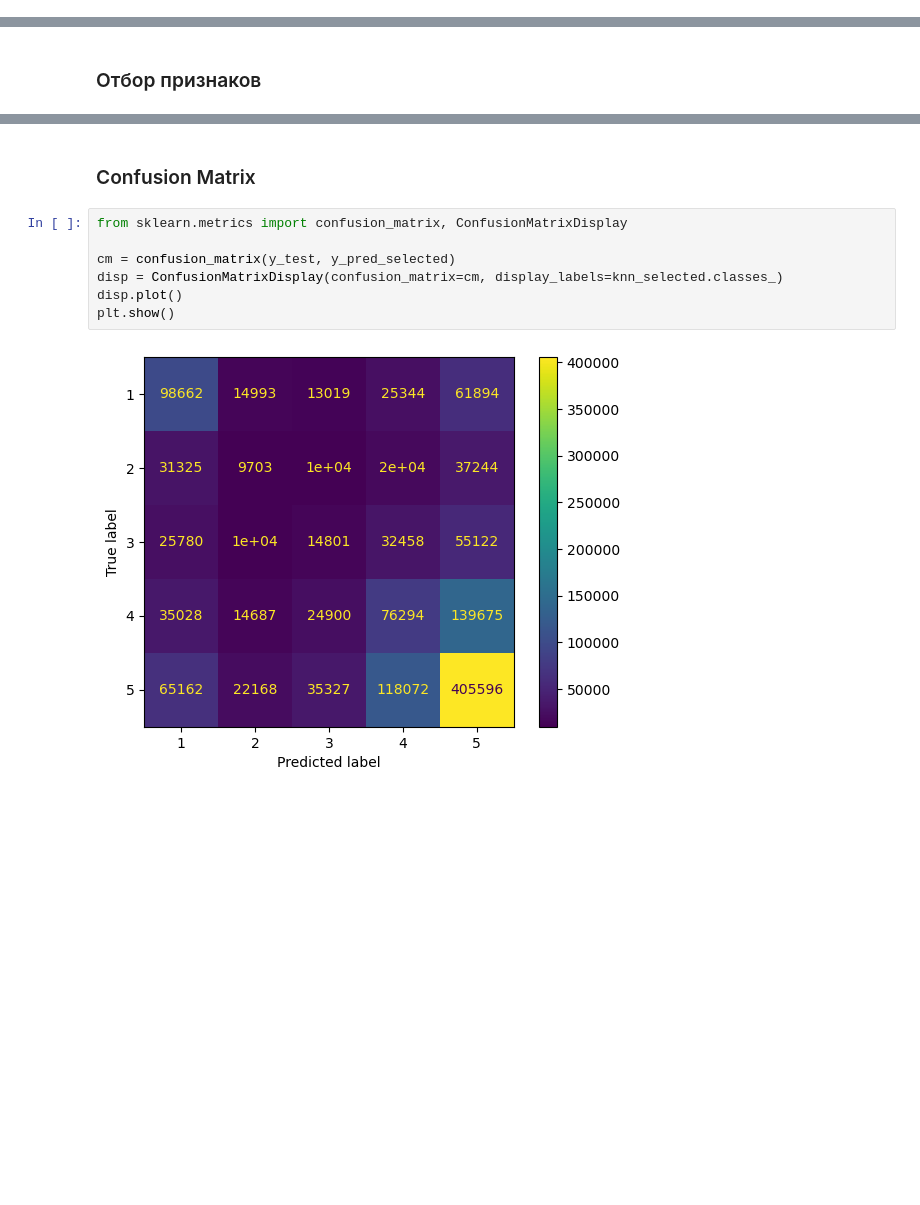
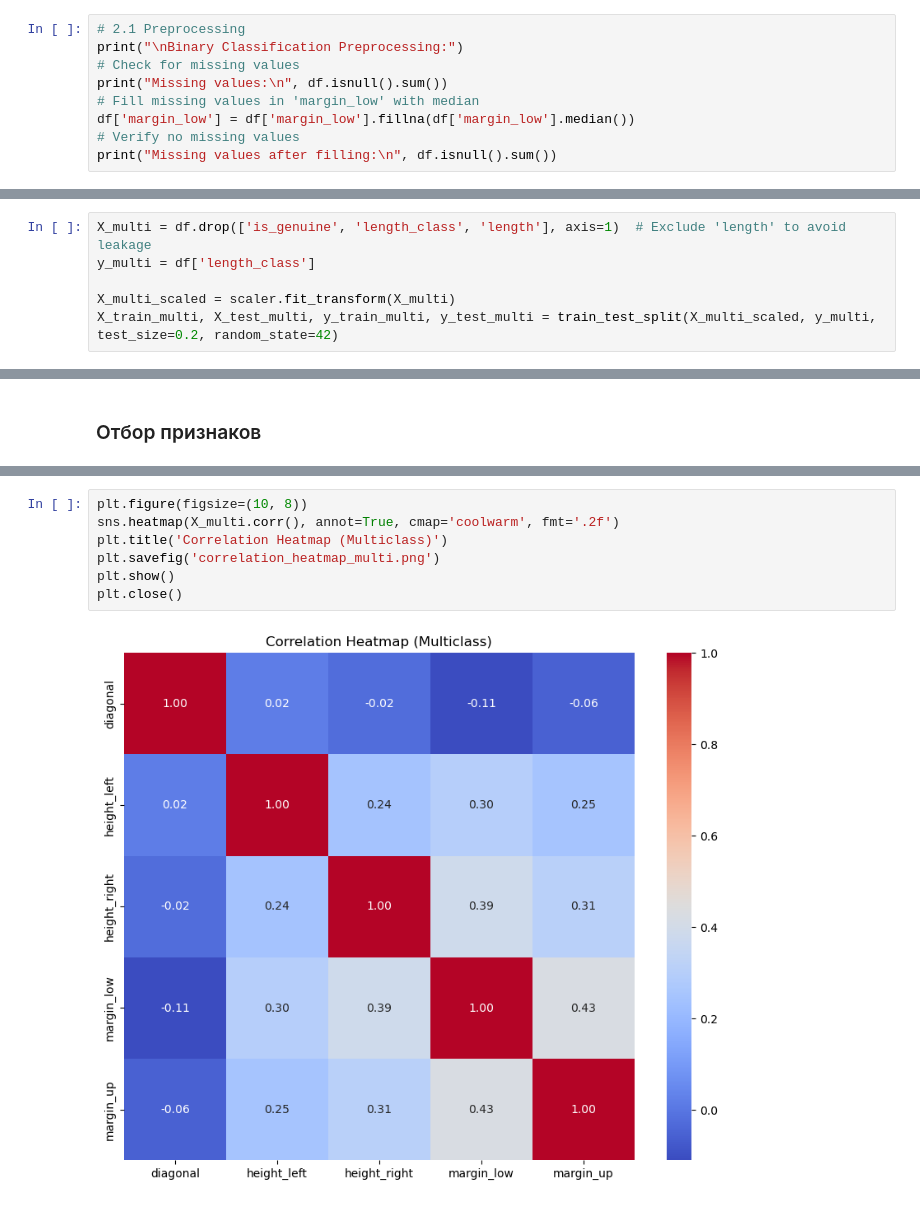
Before and after one commit to cfaring/ait-2025, a Jupyter notebook: lab3/lab3.ipynb, the cells around one changed output, grey strips where cells are left out. Cells and saved outputs as stored; diff of their text form; blank space fills up the shorter version.

```diff
--- a/lab3/lab3.ipynb
+++ b/lab3/lab3.ipynb
@@ -76,0 +34,9 @@ Name: count, dtype: int64
+# %%
+# 2.1 Preprocessing
+print("\nBinary Classification Preprocessing:")
+# Check for missing values
+print("Missing values:\n", df.isnull().sum())
+# Fill missing values in 'margin_low' with median
+df['margin_low'] = df['margin_low'].fillna(df['margin_low'].median())
+# Verify no missing values
+print("Missing values after filling:\n", df.isnull().sum())
@@ -234,2 +254,8 @@ Name: count, dtype: int64
+# %%
+X_multi = df.drop(['is_genuine', 'length_class', 'length'], axis=1)  # Exclude 'length' to avoid leakage
+y_multi = df['length_class']
+
+X_multi_scaled = scaler.fit_transform(X_multi)
+X_train_multi, X_test_multi, y_train_multi, y_test_multi = train_test_split(X_multi_scaled, y_multi, test_size=0.2, random_state=42)
 # %% [markdown]
 ### Обучение с нормализацией
@@ -298,11 +294,9 @@ weighted avg       0.41      0.43      0.42   1398056
-# %% [markdown]
-### Confusion Matrix
-# %%
-from sklearn.metrics import confusion_matrix, ConfusionMatrixDisplay
-
-cm = confusion_matrix(y_test, y_pred_selected)
-disp = ConfusionMatrixDisplay(confusion_matrix=cm, display_labels=knn_selected.classes_)
-disp.plot()
-plt.show()
-# %% [output]
-[figure, removed]
+# %%
+plt.figure(figsize=(10, 8))
+sns.heatmap(X_multi.corr(), annot=True, cmap='coolwarm', fmt='.2f')
+plt.title('Correlation Heatmap (Multiclass)')
+plt.savefig('correlation_heatmap_multi.png')
+plt.show()
+plt.close()
+# %% [output]
+[figure, added]
```
Also changed, not shown: parts of 29 cells of this notebook, 4 other files.
